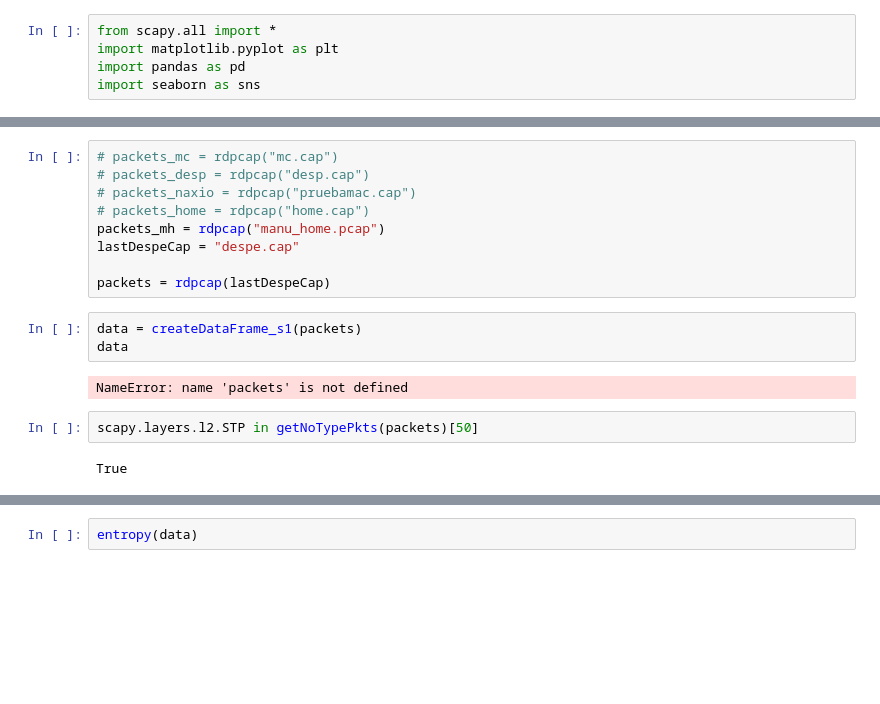
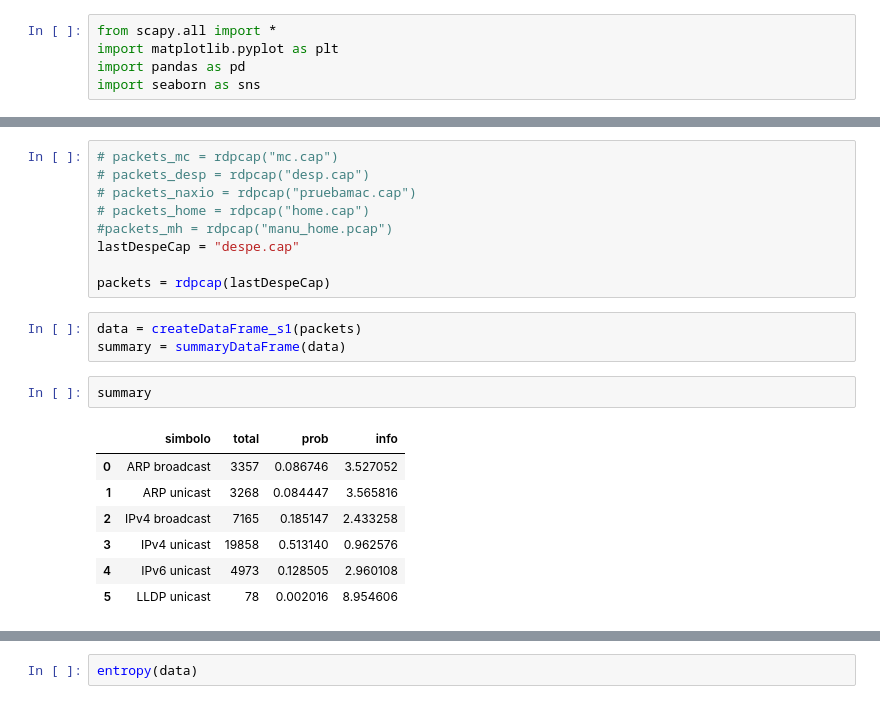
Before and after one commit to ZebaSz/tdc-tp1, a Jupyter notebook: script/Plots.ipynb, the cells around one changed output, grey strips where cells are left out. Cells and saved outputs as stored; diff of their text form; blank space fills up the shorter version.

```diff
--- a/script/Plots.ipynb
+++ b/script/Plots.ipynb
@@ -132,16 +147,20 @@ def max_entropy(df):
 # packets_desp = rdpcap("desp.cap")
 # packets_naxio = rdpcap("pruebamac.cap")
 # packets_home = rdpcap("home.cap")
-packets_mh = rdpcap("manu_home.pcap")
+#packets_mh = rdpcap("manu_home.pcap")
 lastDespeCap = "despe.cap"
 
 packets = rdpcap(lastDespeCap)
 # %%
 data = createDataFrame_s1(packets)
-data
+summary = summaryDataFrame(data)
-# %% [output]
-NameError: name 'packets' is not defined
-# %%
-scapy.layers.l2.STP in getNoTypePkts(packets)[50]
-# %% [output]
-True
+# %%
+summary
+# %% [output]
+|  | simbolo | total | prob | info |
+| 0 | ARP broadcast | 3357 | 0.086746 | 3.527052 |
+| 1 | ARP unicast | 3268 | 0.084447 | 3.565816 |
+| 2 | IPv4 broadcast | 7165 | 0.185147 | 2.433258 |
+| 3 | IPv4 unicast | 19858 | 0.513140 | 0.962576 |
+| 4 | IPv6 unicast | 4973 | 0.128505 | 2.960108 |
+| 5 | LLDP unicast | 78 | 0.002016 | 8.954606 |
```
Also changed, not shown: parts of 4 cells of this notebook.
